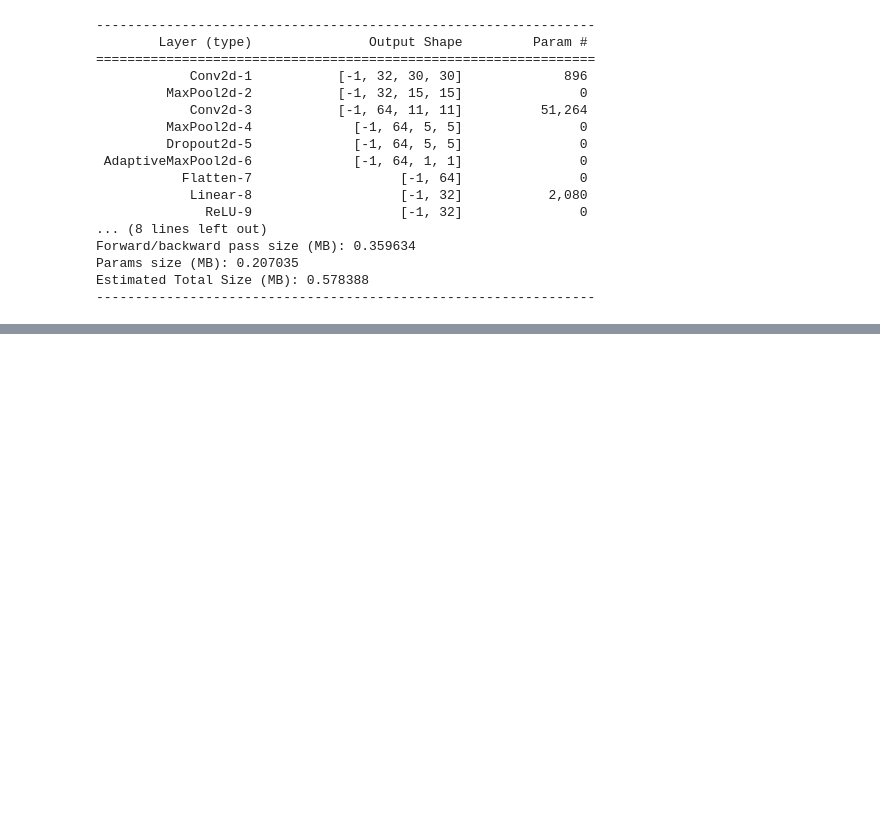
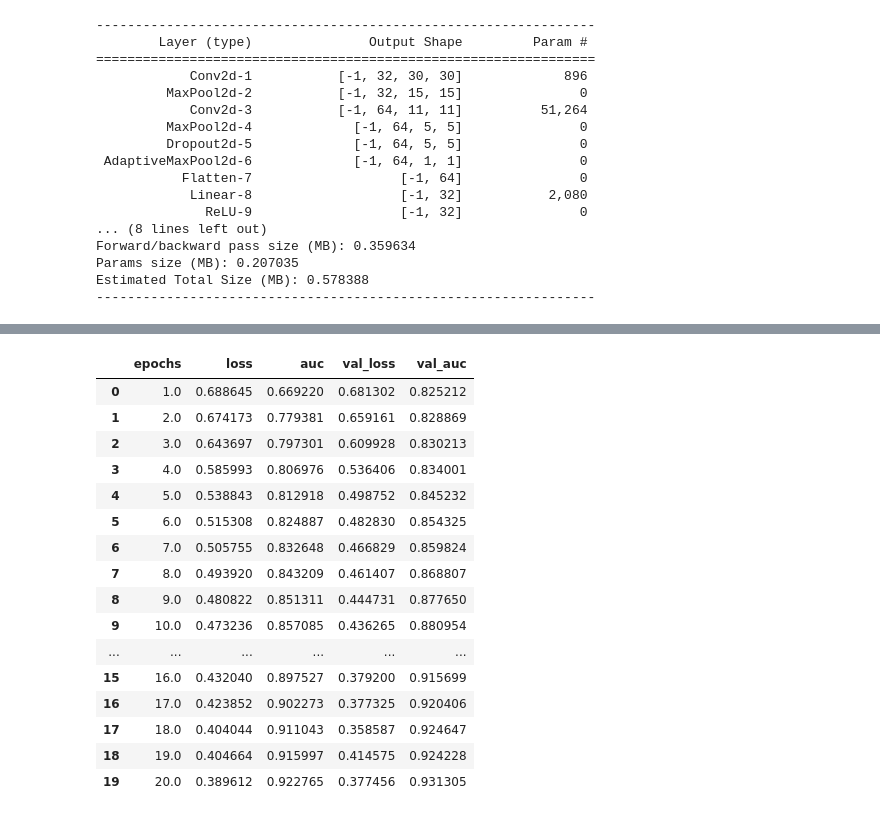
Before and after one commit to jayphone17/PYTORCH_IN_20_DAYS, a Jupyter notebook: src/1-2 图片数据建模.ipynb, the cells around one changed output, grey strips where cells are left out. Saved outputs shown, nothing was run; the diff lists cells and outputs as text; code cells hidden in the pictures; blank space fills up the shorter version.

```diff
--- a/src/1-2 图片数据建模.ipynb
+++ b/src/1-2 图片数据建模.ipynb
@@ -175,27 +175,39 @@ model.loss_func = torch.nn.BCELoss()
 model.metric_func = lambda y_pred,y_true:roc_auc_score(y_true.data.numpy(),y_pred.data.numpy())
 model.metric_name = "auc"
 
-def train_step(model, features, labels):
-#   训练模式,dropout层发生作用
+def train_step(model,features,labels):
+
+    # 训练模式，dropout层发生作用
     model.train()
-#   梯度清零
+
+    # 梯度清零
     model.optimizer.zero_grad()
-#   正向传播求损失
+
+    # 正向传播求损失
     predictions = model(features)
     loss = model.loss_func(predictions,labels)
     metric = model.metric_func(predictions,labels)
-#   反向传播求梯度
+
+    # 反向传播求梯度
     loss.backward()
     model.optimizer.step()
+
     return loss.item(),metric.item()
-def valid_step(model,featrues, labels):
-#   预测模式
+
+def valid_step(model,features,labels):
+
+    # 预测模式，dropout层不发生作用
     model.eval()
-    predicitions = model(features)
-    loss = model.loss_func(predictions,labels)
-    metric = model.metric_func(predictions,labels)
+    # 关闭梯度计算
+    with torch.no_grad():
+        predictions = model(features)
+        loss = model.loss_func(predictions,labels)
+        metric = model.metric_func(predictions,labels)
+
     return loss.item(), metric.item()
-#   测试train_step效果
+
+
+# 测试train_step效果
 features,labels = next(iter(dl_train))
 train_step(model,features,labels)
 # %% [output]
@@ -202,0 +279,22 @@ train_step(model,features,labels)
+# %%
+# 四、评估模型
+
+dfhistory
+# %% [output]
+|  | epochs | loss | auc | val_loss | val_auc |
+| 0 | 1.0 | 0.688645 | 0.669220 | 0.681302 | 0.825212 |
+| 1 | 2.0 | 0.674173 | 0.779381 | 0.659161 | 0.828869 |
+| 2 | 3.0 | 0.643697 | 0.797301 | 0.609928 | 0.830213 |
+| 3 | 4.0 | 0.585993 | 0.806976 | 0.536406 | 0.834001 |
+| 4 | 5.0 | 0.538843 | 0.812918 | 0.498752 | 0.845232 |
+| 5 | 6.0 | 0.515308 | 0.824887 | 0.482830 | 0.854325 |
+| 6 | 7.0 | 0.505755 | 0.832648 | 0.466829 | 0.859824 |
+| 7 | 8.0 | 0.493920 | 0.843209 | 0.461407 | 0.868807 |
+| 8 | 9.0 | 0.480822 | 0.851311 | 0.444731 | 0.877650 |
+| 9 | 10.0 | 0.473236 | 0.857085 | 0.436265 | 0.880954 |
+| ... | ... | ... | ... | ... | ... |
+| 15 | 16.0 | 0.432040 | 0.897527 | 0.379200 | 0.915699 |
+| 16 | 17.0 | 0.423852 | 0.902273 | 0.377325 | 0.920406 |
+| 17 | 18.0 | 0.404044 | 0.911043 | 0.358587 | 0.924647 |
+| 18 | 19.0 | 0.404664 | 0.915997 | 0.414575 | 0.924228 |
+| 19 | 20.0 | 0.389612 | 0.922765 | 0.377456 | 0.931305 |
```
Also changed, not shown: parts of 10 cells of this notebook.
